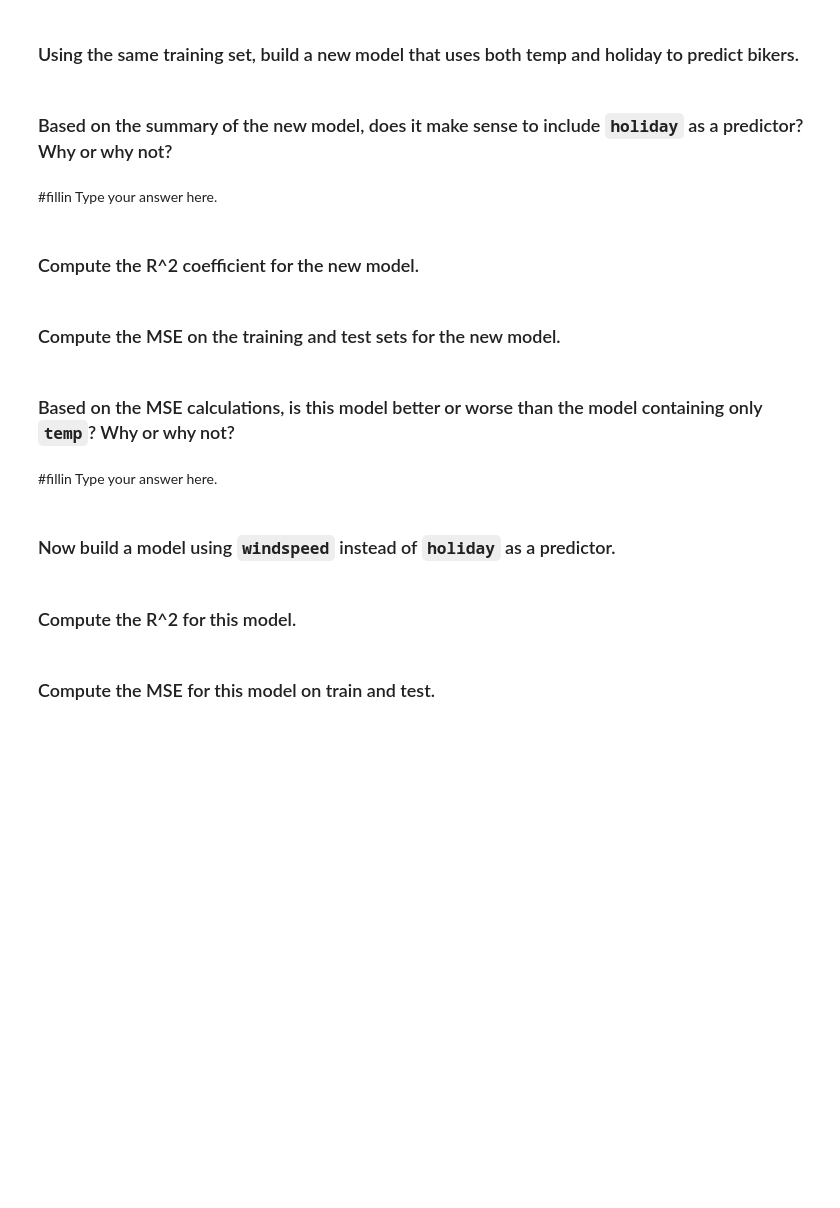
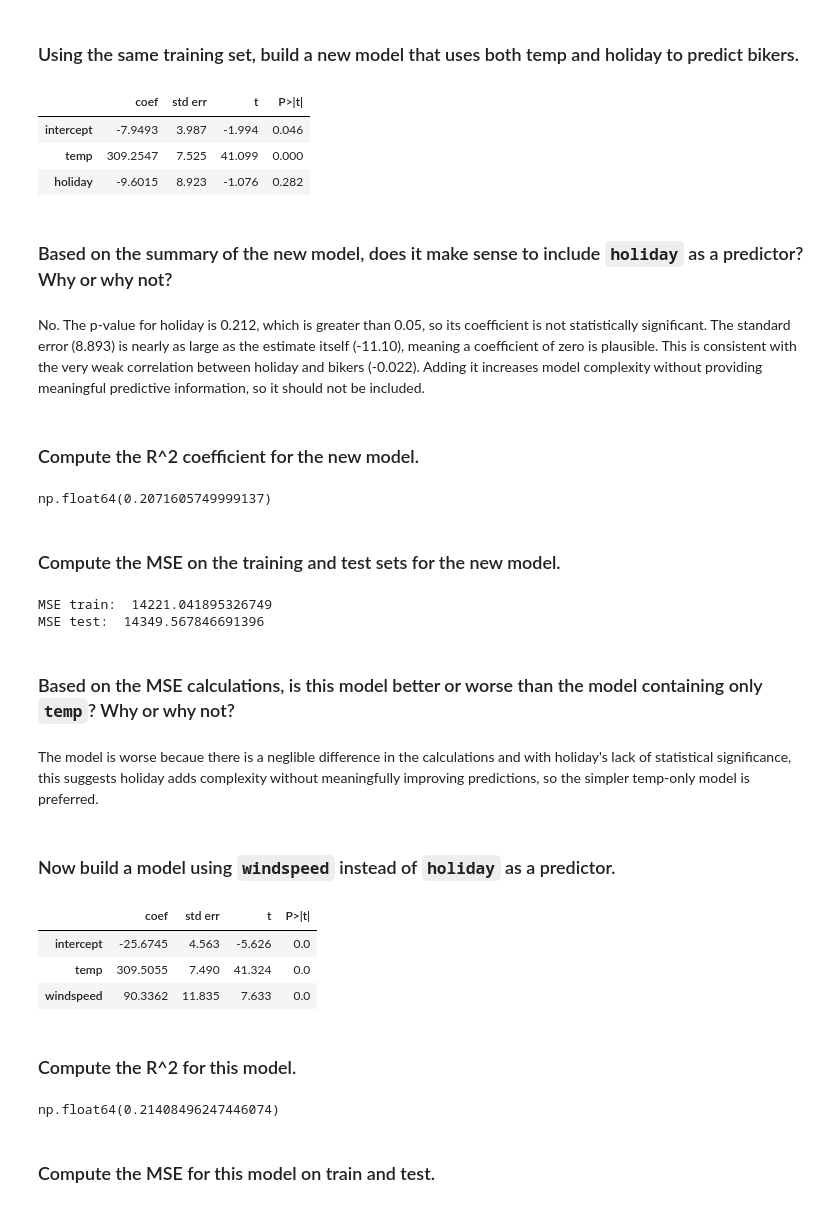
Before and after one commit to edward-lundy/code_2600, a Jupyter notebook: mod04_linear.ipynb, the cells around one changed output. Drawn from its saved outputs; the diff is of its cells as text; code cells hidden in the pictures; blank space fills up the shorter version.

```diff
--- a/mod04_linear.ipynb
+++ b/mod04_linear.ipynb
@@ -202,37 +225,56 @@ abline(ax,
 # %% [markdown]
 ### Using the same training set, build a new model that uses both temp and holiday to predict bikers.
 # %%
-model_2 = #fillin
-results_2 = #fillin
+model_2 = sm.OLS(y_train, X_train[['intercept','temp','holiday']])
+results_2 = model_2.fit()
 summarize(results_2)
+# %% [output]
+|  | coef | std err | t | P>|t| |
+| intercept | -7.9493 | 3.987 | -1.994 | 0.046 |
+| temp | 309.2547 | 7.525 | 41.099 | 0.000 |
+| holiday | -9.6015 | 8.923 | -1.076 | 0.282 |
 # %% [markdown]
 ### Based on the summary of the new model, does it make sense to include `holiday` as a predictor? Why or why not?
 # %% [markdown]
-#fillin Type your answer here.
+No. The p-value for holiday is 0.212, which is greater than 0.05, so its coefficient is not statistically significant. The standard error (8.893) is nearly as large as the estimate itself (-11.10), meaning a coefficient of zero is plausible. This is consistent with the very weak correlation between holiday and bikers (-0.022). Adding it increases model complexity without providing meaningful predictive information, so it should not be included.
 # %% [markdown]
 ### Compute the R^2 coefficient for the new model.
 # %%
-#fillin
+results_2.rsquared
+# %% [output]
+np.float64(0.2071605749999137)
 # %% [markdown]
 ### Compute the MSE on the training and test sets for the new model.
 # %%
-predictions_train_2 = #fillin
+predictions_train_2 = predict(X_train[['intercept', 'temp', 'holiday']], results_2)
+print('MSE train: ', mse(y_train, predictions_train_2))
 
-predictions_test_2 = #fillin
+predictions_test_2 = predict(X_test[['intercept', 'temp', 'holiday']], results_2)
+print('MSE test: ', mse(y_test, predictions_test_2))
+# %% [output]
+MSE train:  14221.041895326749
+MSE test:  14349.567846691396
 # %% [markdown]
 ### Based on the MSE calculations, is this model better or worse than the model containing only `temp`? Why or why not?
 # %% [markdown]
-#fillin Type your answer here.
+The model is worse becaue there is a neglible difference in the calculations and with holiday's lack of statistical significance, this suggests holiday adds complexity without meaningfully improving predictions, so the simpler temp-only model is preferred.
 # %% [markdown]
 ### Now build a model using `windspeed` instead of `holiday` as a predictor.
 # %%
-model_3 = #fillin
-results_3 = #fillin
+model_3 = sm.OLS(y_train, X_train[['intercept','temp','windspeed']])
+results_3 = model_3.fit()
 summarize(results_3)
+# %% [output]
+|  | coef | std err | t | P>|t| |
+| intercept | -25.6745 | 4.563 | -5.626 | 0.0 |
+| temp | 309.5055 | 7.490 | 41.324 | 0.0 |
+| windspeed | 90.3362 | 11.835 | 7.633 | 0.0 |
 # %% [markdown]
 ### Compute the R^2 for this model.
 # %%
-#fillin
+results_3.rsquared
+# %% [output]
+np.float64(0.21408496247446074)
 # %% [markdown]
 ### Compute the MSE for this model on train and test.
 # %%
```
Also changed, not shown: parts of 10 cells of this notebook.
